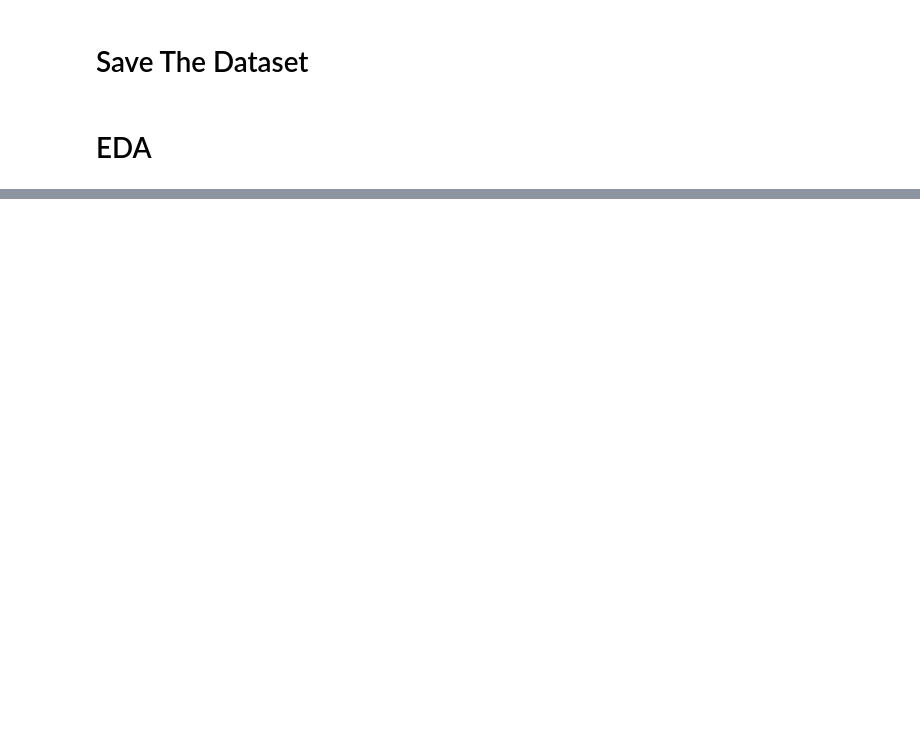
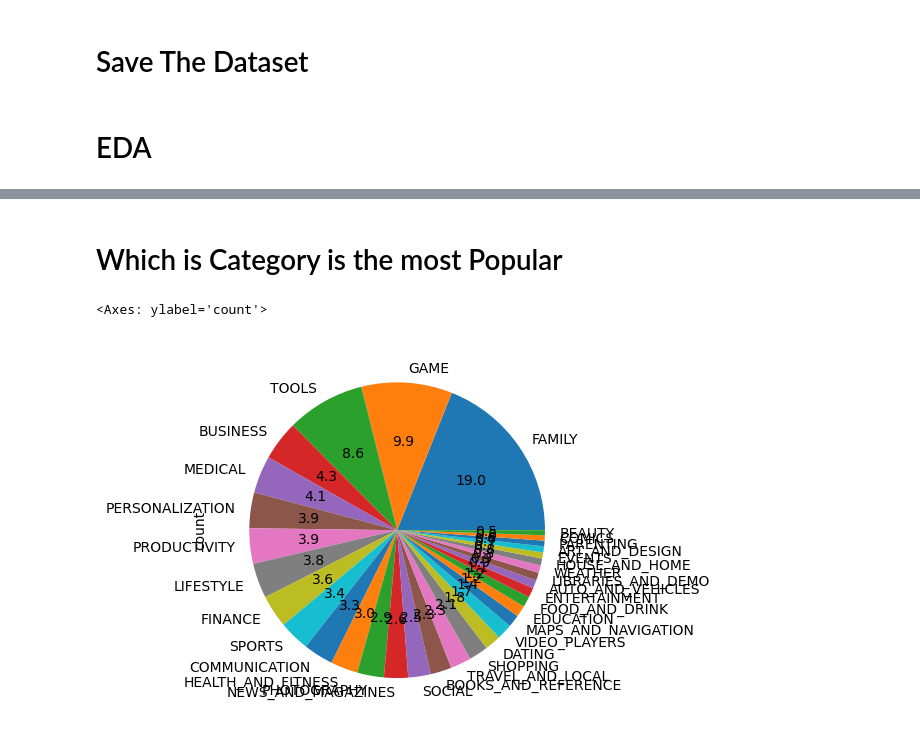
Before and after one commit to Prabhjeet2005/Machine-Learning-Practice, a Jupyter notebook: Section25_EDA/3_GooglePlayStore/googlePlayStore.ipynb, the cells around one changed output, grey strips where cells are left out. Cells and saved outputs as stored; diff of their text form; code cells hidden in the pictures; blank space fills up the shorter version.

```diff
--- a/Section25_EDA/3_GooglePlayStore/googlePlayStore.ipynb
+++ b/Section25_EDA/3_GooglePlayStore/googlePlayStore.ipynb
@@ -261,3 +261,5 @@ df_copy.head(3)
 df_copy.to_csv("data/googleCleaned1.csv")
 # %% [markdown]
 # EDA
+# %%
+df_copy = pd.read_csv("data/googleCleaned1.csv")
@@ -263,0 +282,3 @@ df_copy.to_csv("data/googleCleaned1.csv")
+# %%
+# Dropping Duplicates
+df_copy = df_copy.drop_duplicates(subset=["App"], keep="first")  # Only Keep 1st Record
@@ -263,0 +327,7 @@ df_copy.to_csv("data/googleCleaned1.csv")
+# %% [markdown]
+# Which is Category is the most Popular
+# %%
+df_copy["Category"].value_counts().plot.pie(y=df_copy["Category"], autopct="%1.1f")
+# %% [output]
+<Axes: ylabel='count'>
+[figure, added]
```
Also changed, not shown: parts of 7 cells of this notebook, 2 other files.
